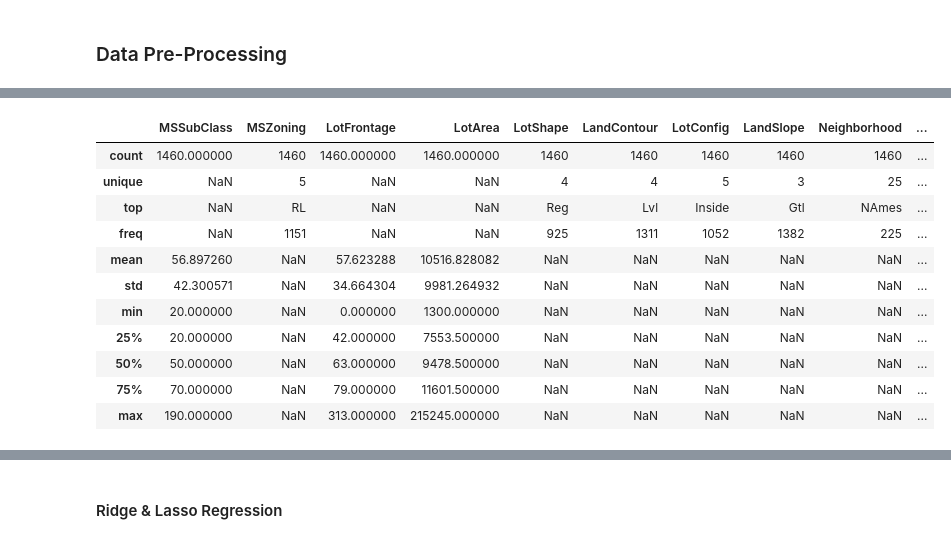
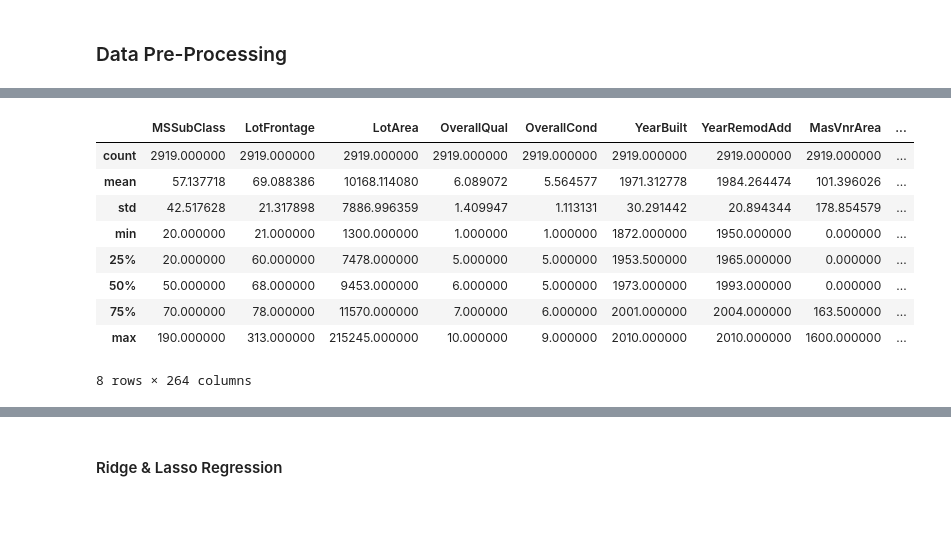
Before and after one commit to brbeckelman/Advanced-Predictive-Modeling-Class, a Jupyter notebook: HW3/HW3-apm382.ipynb, the cells around one changed output, grey strips where cells are left out. Cells and saved outputs as stored; diff of their text form; code cells hidden in the pictures; blank space fills up the shorter version.

```diff
--- a/HW3/HW3-apm382.ipynb
+++ b/HW3/HW3-apm382.ipynb
@@ -833,3 +833,19 @@ Your work should meet the following requirements:
 3. Evaluation: submit your model to kaggle submission site and report the public score.
 
 Briefly describe your work on each of these steps. Explain (very briefly) what approaches you tried, what worked and what did not work. Mention your team's kaggle name and include a screen shot of your public submission score. Finally, try your best to win this competition!
+# %%
+housedata_train = pd.read_csv('kaggle_train.csv')
+housedata_train = housedata_train.set_index('Id')
+
+housedata_test = pd.read_csv("kaggle_test.csv")
+housedata_test = housedata_test.set_index('Id')
+
+#Describe raw dataset
+housedata_train.describe(include='all')
+
+#Combine datasets
+housedata_allx = pd.concat((housedata_train.loc[:,'MSSubClass':'SaleCondition'],
+                      housedata_test.loc[:,'MSSubClass':'SaleCondition']))
+
+#Describe raw dataset
+housedata_allx.describe()
@@ -856,38 +872,39 @@ housedata.describe(include='all')
 # %%
-import numpy as np
 from sklearn.preprocessing import Imputer
-imp = Imputer(missing_values='NaN', strategy='mean', axis=0)
 
 #Drop ID Column
 #Drop columns because not enough data= 'PoolQC','MiscFeature','Alley'
 #Drop columns because few distinct classes = Street, Condition2, RooftMatl, Heating, Utilities
-housedata = housedata.drop(['Id','PoolQC','MiscFeature','Alley','Street','Condition2','RoofMatl','Heating','Utilities'], 1)
+housedata_allx = housedata_allx.drop(['PoolQC','MiscFeature','Alley','Street','Condition2','RoofMatl','Heating','Utilities'], 1)
 
 #Convert MoSold to categorical
-housedata["MoSold"] = housedata['MoSold'].astype(str)
+housedata_allx["MoSold"] = housedata_allx['MoSold'].astype(object)
 
-#Convert PoolArea to binary due to low # (6) and low sqft variation
-housedata["Pool"] = np.where(housedata['PoolArea'] > 0, 1, 0)
-housedata = housedata.drop('PoolArea',1)
+#Convert PoolArea to binary due to low # and low sqft variation
+housedata_allx["Pool"] = np.where(housedata_allx['PoolArea'] > 0, 1, 0)
+housedata_allx = housedata_allx.drop('PoolArea',1)
 
-#***Replace NA's w/ Zero
-housedata.fillna(0, inplace=True)
+#Identify numeric features for imputation - for categorical there will simply be a seperate class for NaN
+numeric_feats = housedata_allx.dtypes[housedata_allx.dtypes != "object"].index
 
-#Rename Columns that start w/ numbers
-housedata.rename(columns={'1stFlrSF':'SFFlr1', '2ndFlrSF':'SFFlr2', '3SsnPorch':'PorchSsn3'},inplace=True)
+#Impute values for numerical features (using median value)
+imp = Imputer(missing_values='NaN', strategy='median', axis=0)
+imp.fit(housedata_allx[numeric_feats])
+housedata_allx[numeric_feats] = imp.transform(housedata_allx[numeric_feats])
+
+#Get dummies for categorical data
+housedata_allx = pd.get_dummies(housedata_allx)
 
 #Describe processed dataframe
-housedata.describe(include='all')
+housedata_allx.describe(include='all')
 # %% [output]
-|  | MSSubClass | MSZoning | LotFrontage | LotArea | LotShape | LandContour | LotConfig | LandSlope | Neighborhood | ... |
-| count | 1460.000000 | 1460 | 1460.000000 | 1460.000000 | 1460 | 1460 | 1460 | 1460 | 1460 | ... |
-| unique | NaN | 5 | NaN | NaN | 4 | 4 | 5 | 3 | 25 | ... |
-| top | NaN | RL | NaN | NaN | Reg | Lvl | Inside | Gtl | NAmes | ... |
-| freq | NaN | 1151 | NaN | NaN | 925 | 1311 | 1052 | 1382 | 225 | ... |
-| mean | 56.897260 | NaN | 57.623288 | 10516.828082 | NaN | NaN | NaN | NaN | NaN | ... |
-| std | 42.300571 | NaN | 34.664304 | 9981.264932 | NaN | NaN | NaN | NaN | NaN | ... |
-| min | 20.000000 | NaN | 0.000000 | 1300.000000 | NaN | NaN | NaN | NaN | NaN | ... |
-| 25% | 20.000000 | NaN | 42.000000 | 7553.500000 | NaN | NaN | NaN | NaN | NaN | ... |
-| 50% | 50.000000 | NaN | 63.000000 | 9478.500000 | NaN | NaN | NaN | NaN | NaN | ... |
-| 75% | 70.000000 | NaN | 79.000000 | 11601.500000 | NaN | NaN | NaN | NaN | NaN | ... |
-| max | 190.000000 | NaN | 313.000000 | 215245.000000 | NaN | NaN | NaN | NaN | NaN | ... |
+|  | MSSubClass | LotFrontage | LotArea | OverallQual | OverallCond | YearBuilt | YearRemodAdd | MasVnrArea | ... |
+| count | 2919.000000 | 2919.000000 | 2919.000000 | 2919.000000 | 2919.000000 | 2919.000000 | 2919.000000 | 2919.000000 | ... |
+| mean | 57.137718 | 69.088386 | 10168.114080 | 6.089072 | 5.564577 | 1971.312778 | 1984.264474 | 101.396026 | ... |
+| std | 42.517628 | 21.317898 | 7886.996359 | 1.409947 | 1.113131 | 30.291442 | 20.894344 | 178.854579 | ... |
+| min | 20.000000 | 21.000000 | 1300.000000 | 1.000000 | 1.000000 | 1872.000000 | 1950.000000 | 0.000000 | ... |
+| 25% | 20.000000 | 60.000000 | 7478.000000 | 5.000000 | 5.000000 | 1953.500000 | 1965.000000 | 0.000000 | ... |
+| 50% | 50.000000 | 68.000000 | 9453.000000 | 6.000000 | 5.000000 | 1973.000000 | 1993.000000 | 0.000000 | ... |
+| 75% | 70.000000 | 78.000000 | 11570.000000 | 7.000000 | 6.000000 | 2001.000000 | 2004.000000 | 163.500000 | ... |
+| max | 190.000000 | 313.000000 | 215245.000000 | 10.000000 | 9.000000 | 2010.000000 | 2010.000000 | 1600.000000 | ... |
+8 rows × 264 columns
```
Also changed, not shown: parts of 27 cells of this notebook.
